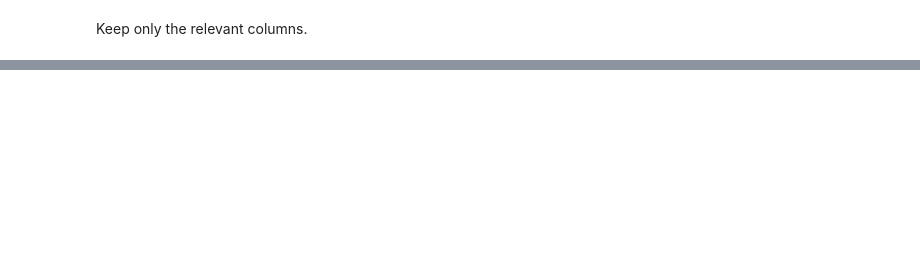
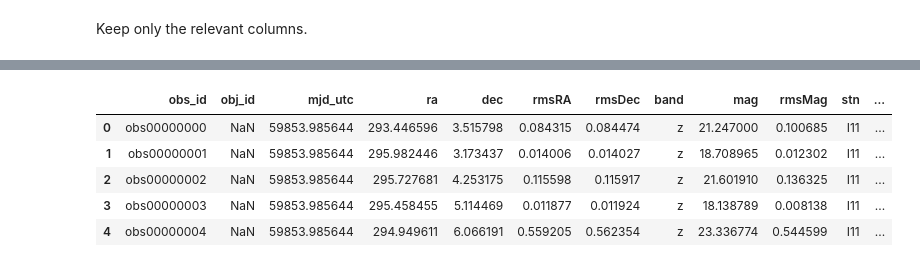
Before and after one commit to moeyensj/mpc-rubin, a Jupyter notebook: notebooks/00_process_observations.ipynb, the cells around one changed output, grey strips where cells are left out. Cells and saved outputs as stored; diff of their text form; code cells hidden in the pictures; blank space fills up the shorter version.

```diff
--- a/notebooks/00_process_observations.ipynb
+++ b/notebooks/00_process_observations.ipynb
@@ -182,3 +317,32 @@ simulated_observations = simulated_observations[[
+# %%
+simulated_observations.loc[:, "ra"] = np.random.normal(
+    loc=simulated_observations["ra"].values,
+    scale=simulated_observations["rmsRA"].values/3600/np.cos(np.radians(simulated_observations["dec"].values))
+)
+simulated_observations.loc[:, "dec"] = np.random.normal(
+    loc=simulated_observations["dec"].values,
+    scale=simulated_observations["rmsDec"].values/3600
+)
+
+# Deal with potential wrap-around issues if adding errors
+simulated_observations.loc[simulated_observations["ra"] < 0, "ra"] += 360
+simulated_observations.loc[simulated_observations["ra"] > 360, "ra"] -= 360
+simulated_observations.loc[simulated_observations["dec"] < -90, "dec"] += 180
+simulated_observations.loc[simulated_observations["dec"] > 90, "dec"] -= 180
+
+assert len(simulated_observations[simulated_observations["ra"] < 0]) == 0
+assert len(simulated_observations[simulated_observations["ra"] > 360]) == 0
+assert len(simulated_observations[simulated_observations["dec"] < -90]) == 0
+assert len(simulated_observations[simulated_observations["dec"] > 90]) == 0
+# %%
+simulated_observations.head()
+# %% [output]
+|  | obs_id | obj_id | mjd_utc | ra | dec | rmsRA | rmsDec | band | mag | rmsMag | stn | ... |
+| 0 | obs00000000 | NaN | 59853.985644 | 293.446596 | 3.515798 | 0.084315 | 0.084474 | z | 21.247000 | 0.100685 | I11 | ... |
+| 1 | obs00000001 | NaN | 59853.985644 | 295.982446 | 3.173437 | 0.014006 | 0.014027 | z | 18.708965 | 0.012302 | I11 | ... |
+| 2 | obs00000002 | NaN | 59853.985644 | 295.727681 | 4.253175 | 0.115598 | 0.115917 | z | 21.601910 | 0.136325 | I11 | ... |
+| 3 | obs00000003 | NaN | 59853.985644 | 295.458455 | 5.114469 | 0.011877 | 0.011924 | z | 18.138789 | 0.008138 | I11 | ... |
+| 4 | obs00000004 | NaN | 59853.985644 | 294.949611 | 6.066191 | 0.559205 | 0.562354 | z | 23.336774 | 0.544599 | I11 | ... |
 # %%
 simulated_observations.to_csv(
     os.path.join(DATA_DIR, "observations.txt"),
```
Also changed, not shown: parts of 33 cells of this notebook.
